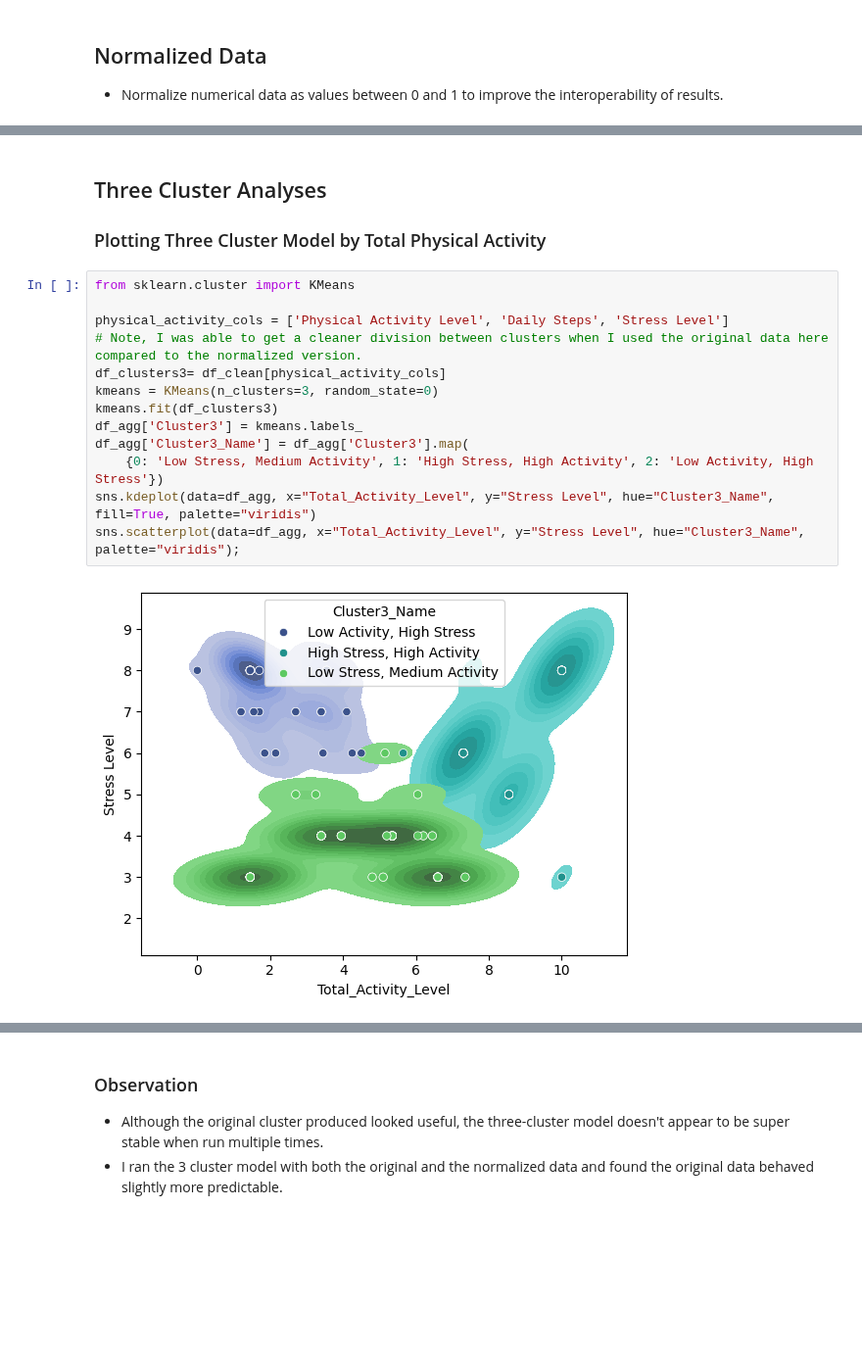
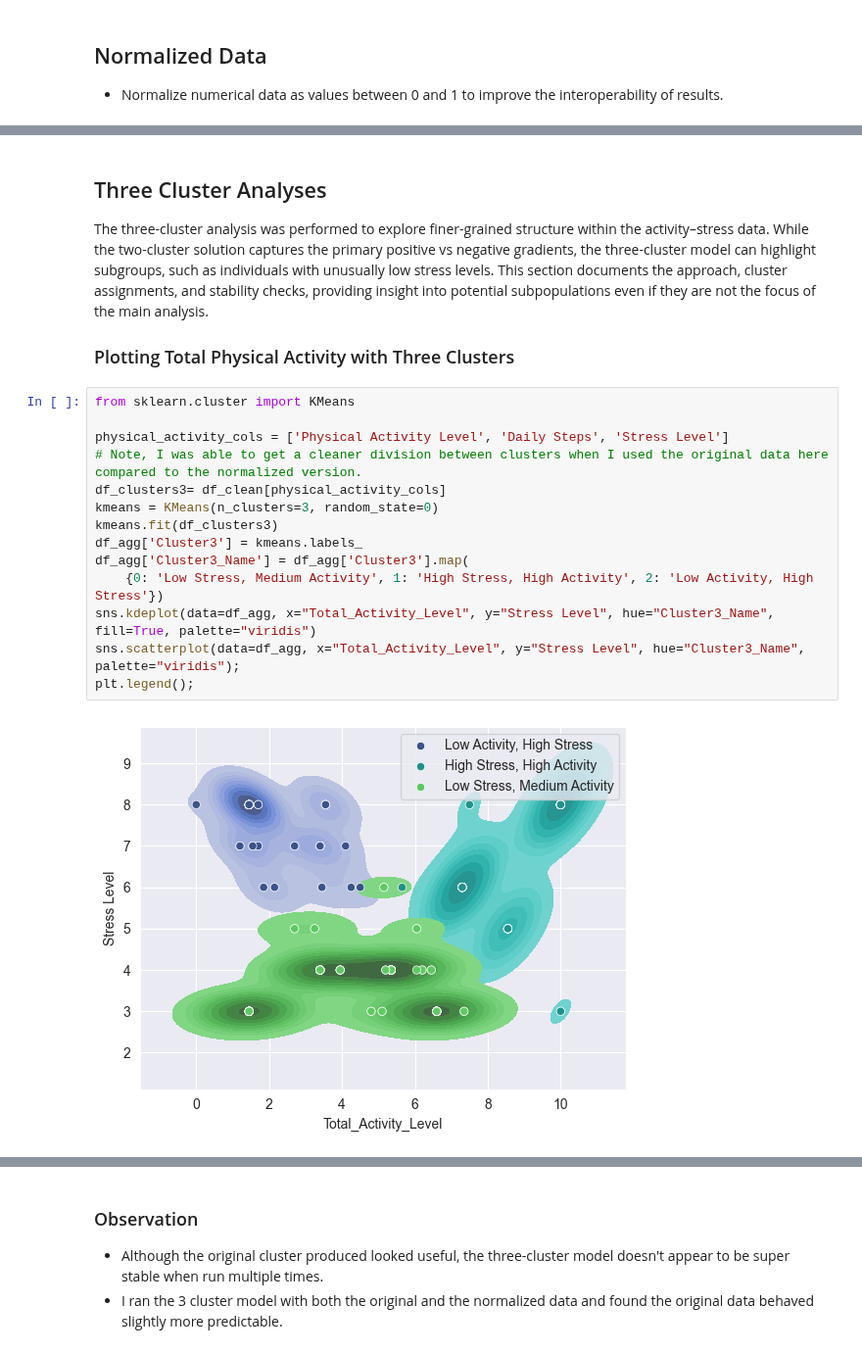
Before and after one commit to DanielLevenstein/stress_vs_physical_activity_data_exploration, a Jupyter notebook: stress-vs-physical-activity-correlation-notebook.ipynb, the cells around one changed output, grey strips where cells are left out. Shown at 98% size. Saved outputs shown, nothing was run; the diff lists cells and outputs as text; blank space fills up the shorter version.

Commit message:
Added captions to all figures and updated notebook intro and conclusion.

```diff
--- a/stress-vs-physical-activity-correlation-notebook.ipynb
+++ b/stress-vs-physical-activity-correlation-notebook.ipynb
@@ -283,19 +280,21 @@ sns.scatterplot(data=df_agg, x="Total_Activity_Level", y="Stress Level");
 # %% [markdown]
 ## Three Cluster Analyses
-### Plotting Three Cluster Model by Total Physical Activity
+The three-cluster analysis was performed to explore finer-grained structure within the activity–stress data. While the two-cluster solution captures the primary positive vs negative gradients, the three-cluster model can highlight subgroups, such as individuals with unusually low stress levels. This section documents the approach, cluster assignments, and stability checks, providing insight into potential subpopulations even if they are not the focus of the main analysis.
+### Plotting Total Physical Activity with Three Clusters
 # %%
 from sklearn.cluster import KMeans
 
 physical_activity_cols = ['Physical Activity Level', 'Daily Steps', 'Stress Level']
 # Note, I was able to get a cleaner division between clusters when I used the original data here compared to the normalized version.
 df_clusters3= df_clean[physical_activity_cols]
 kmeans = KMeans(n_clusters=3, random_state=0)
 kmeans.fit(df_clusters3)
 df_agg['Cluster3'] = kmeans.labels_
 df_agg['Cluster3_Name'] = df_agg['Cluster3'].map(
     {0: 'Low Stress, Medium Activity', 1: 'High Stress, High Activity', 2: 'Low Activity, High Stress'})
 sns.kdeplot(data=df_agg, x="Total_Activity_Level", y="Stress Level", hue="Cluster3_Name", fill=True, palette="viridis")
 sns.scatterplot(data=df_agg, x="Total_Activity_Level", y="Stress Level", hue="Cluster3_Name", palette="viridis");
+plt.legend();
 # %% [output]
-[figure, old version]
+[figure, new version]
 # %% [markdown]
```
Also changed, not shown: parts of 61 cells of this notebook, 5 other files.
